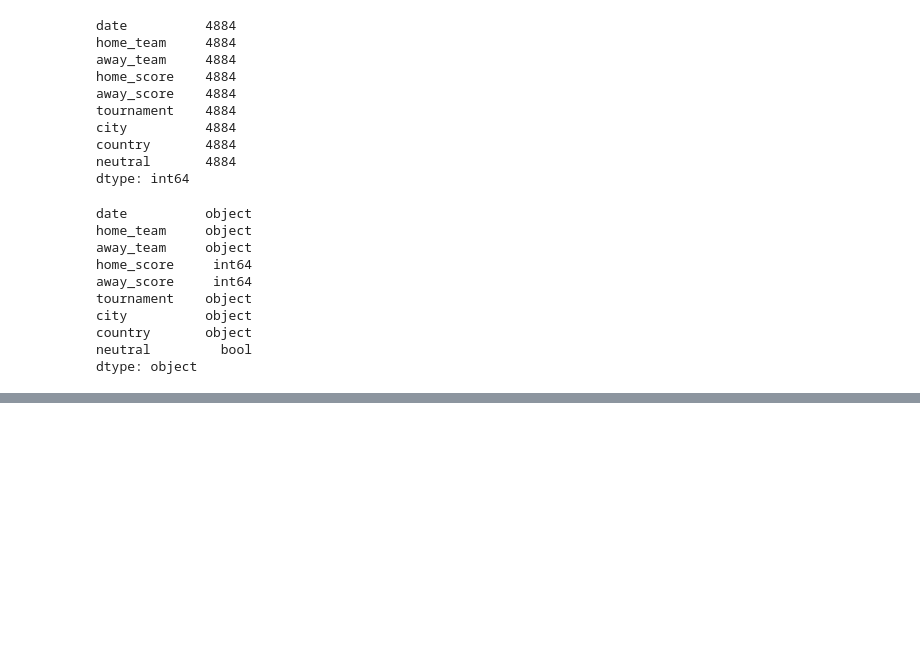
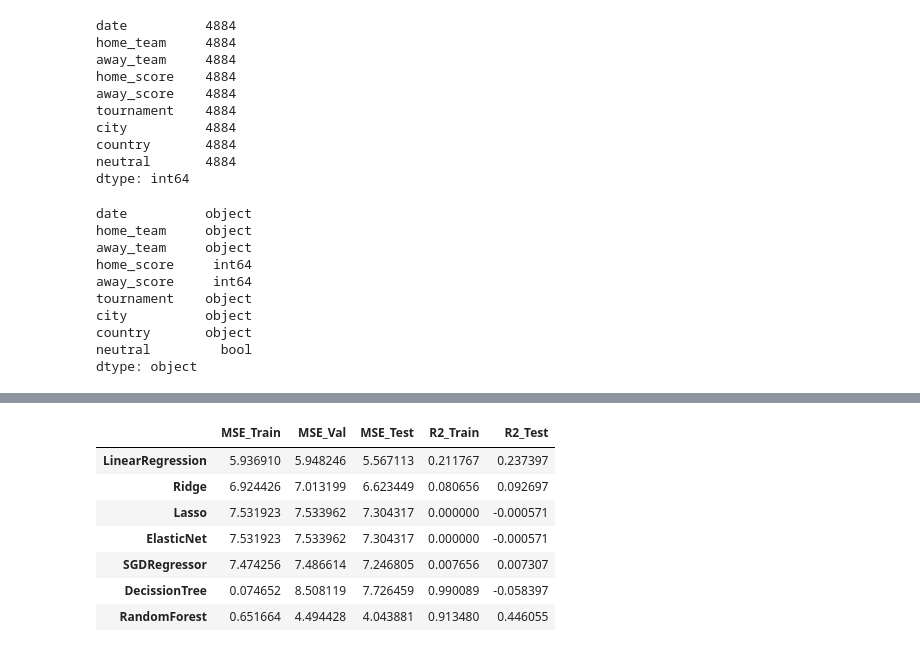
Before and after one commit to CyberCris007/Women-Football-Result-Prediction, a Jupyter notebook: Modelling.ipynb, the cells around one changed output, grey strips where cells are left out. Saved outputs shown, nothing was run; the diff lists cells and outputs as text; code cells hidden in the pictures; blank space fills up the shorter version.

```diff
--- a/Modelling.ipynb
+++ b/Modelling.ipynb
@@ -342,0 +133,45 @@ eval_df1
+# %%
+def models_eval(models, X, y):
+    #helper lists
+    mse_train, mse_val, mse_test, r2_train, r2_test, model_name = [], [], [],[], [], []
+
+    #split data
+    X_train, X_test, y_train, y_test = train_test_split(X, y, test_size=0.2, random_state=42)
+
+    #run models in loops
+    for name, model in models.items():
+        model_name.append(name) #Saving the name of model
+        model.fit(X_train ,y_train) #Fitting model on training set
+
+        ## ON TRAIN
+        y_pred_train = model.predict(X_train) #Making prediction on already seen data
+        mse_train.append(mean_squared_error(y_train, y_pred_train)) #Evaluation on training set
+        r2score_train = r2_score(y_train, y_pred_train) #Computing R2_score train
+        r2_train.append(r2score_train)
+
+        # ON CrossValidation...
+        val_scores = cross_val_score(model, X_train, y_train,scoring="neg_mean_squared_error", cv=5)
+        mse_val.append((-val_scores).mean())
+
+        #ON Test
+        y_pred_test = model.predict(X_test)
+        mse_test.append(mean_squared_error(y_test, y_pred_test))
+        r2score_test = r2_score(y_test, y_pred_test)
+        r2_test.append(r2score_test)
+
+    # Create DataFrame for the models and their RMSE values
+    eval_df = pd.DataFrame({'MSE_Train': mse_train, 'MSE_Val': mse_val, 'MSE_Test':mse_test,'R2_Train':r2_train, 'R2_Test':r2_test}, index=model_name)
+    return eval_df
+# %%
+eval_df_home = models_eval(models, features_df, y_home)
+# %%
+eval_df_home
+# %% [output]
+|  | MSE_Train | MSE_Val | MSE_Test | R2_Train | R2_Test |
+| LinearRegression | 5.936910 | 5.948246 | 5.567113 | 0.211767 | 0.237397 |
+| Ridge | 6.924426 | 7.013199 | 6.623449 | 0.080656 | 0.092697 |
+| Lasso | 7.531923 | 7.533962 | 7.304317 | 0.000000 | -0.000571 |
+| ElasticNet | 7.531923 | 7.533962 | 7.304317 | 0.000000 | -0.000571 |
+| SGDRegressor | 7.474256 | 7.486614 | 7.246805 | 0.007656 | 0.007307 |
+| DecissionTree | 0.074652 | 8.508119 | 7.726459 | 0.990089 | -0.058397 |
+| RandomForest | 0.651664 | 4.494428 | 4.043881 | 0.913480 | 0.446055 |
```
Also changed, not shown: parts of 55 cells of this notebook.
